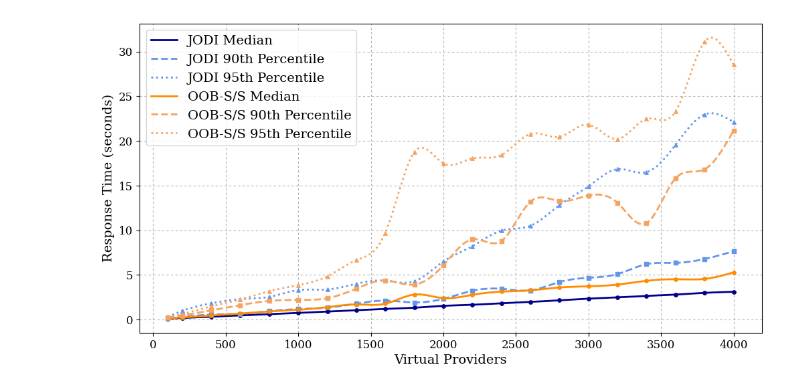
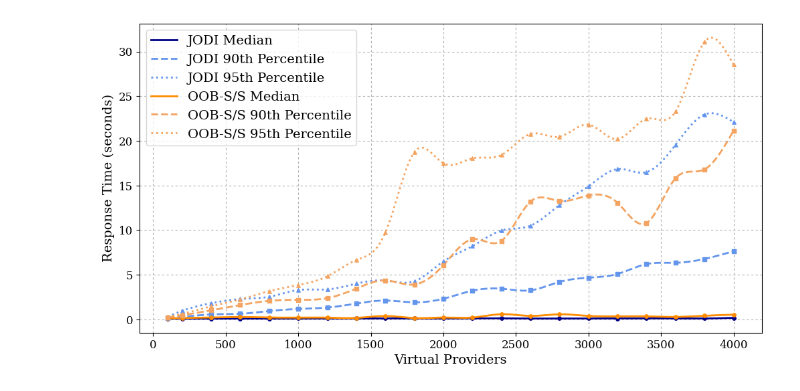
Before and after one commit to lokingdav/jodi, a Jupyter notebook: cpex/prototype/experiments/results/scripts/exp3-k6-rt.ipynb, the cells around one changed output. Cells and saved outputs as stored; diff of their text form; code cells hidden in the pictures.

Commit message:
Updated results charts

```diff
--- a/cpex/prototype/experiments/results/scripts/exp3-k6-rt.ipynb
+++ b/cpex/prototype/experiments/results/scripts/exp3-k6-rt.ipynb
@@ -17,7 +17,7 @@ mpl.rcParams['font.size'] = 12
 df = pd.read_csv('../k6-rt.csv')
 
 # Convert response times from milliseconds to seconds
-df["Avg"] = df["Avg"] / 1000
+df["Median"] = df["Median"] / 1000
 df["P(90)"] = df["P(90)"] / 1000
 df["P(95)"] = df["P(95)"] / 1000
 df["Protocol"] = df["Protocol"].str.lower()
@@ -41,33 +41,33 @@ color_percentiles = {jodi: "cornflowerblue", oobss: "sandybrown"}
 # Process each protocol separately
 for protocol in [jodi, oobss]:
     subset = df[df["Protocol"] == protocol].sort_values("VUs")
 
     # Smooth lines using cubic spline interpolation
-    x_median, y_median = smooth_line(subset["VUs"], subset["Avg"])
+    x_median, y_median = smooth_line(subset["VUs"], subset["Median"])
     x_p90, y_p90 = smooth_line(subset["VUs"], subset["P(90)"])
     x_p95, y_p95 = smooth_line(subset["VUs"], subset["P(95)"])
 
     # Plot smoothed lines (zorder=2 keeps them above the grid)
     plt.plot(x_median, y_median, color=color_medians[protocol], linestyle="solid", linewidth=2, label=f"{protocol.upper()} Median", zorder=2)
     plt.plot(x_p90, y_p90, color=color_percentiles[protocol], linestyle="dashed", linewidth=2, label=f"{protocol.upper()} 90th Percentile", zorder=2)
     plt.plot(x_p95, y_p95, color=color_percentiles[protocol], linestyle="dotted", linewidth=2, label=f"{protocol.upper()} 95th Percentile", zorder=2)
 
     # Overlay original data points (SMALLER SIZE, NO BORDERS, zorder=3 to be on top)
-    plt.scatter(subset["VUs"], subset["Avg"], color=color_medians[protocol], marker="o", s=15, zorder=3)
+    plt.scatter(subset["VUs"], subset["Median"], color=color_medians[protocol], marker="o", s=15, zorder=3)
     plt.scatter(subset["VUs"], subset["P(90)"], color=color_percentiles[protocol], marker="s", s=15, zorder=3)
     plt.scatter(subset["VUs"], subset["P(95)"], color=color_percentiles[protocol], marker="^", s=15, zorder=3)
 
 # Labels, title, and grid
 # plt.title("Response Time Comparison (Median, 90th, and 95th Percentile)", fontsize=14, fontweight='bold', pad=15)
 plt.xlabel("Virtual Providers", fontsize=14)
 plt.ylabel("Response Time (seconds)", fontsize=14)
 plt.legend(title="", fontsize=14, title_fontsize=14)
 
 # Move grid to background (zorder=0)
 plt.grid(True, linestyle=(0, (3, 3)), linewidth=0.8, zorder=0)
 
 # Save to PDF (Preserve UI exactly, no extra borders)
 plt.savefig("../charts/res-time.pdf", bbox_inches='tight', dpi=300)
 plt.show()
 # %% [output]
-[figure, old version]
+[figure, new version]
```
Also changed, not shown: 5 other files.
